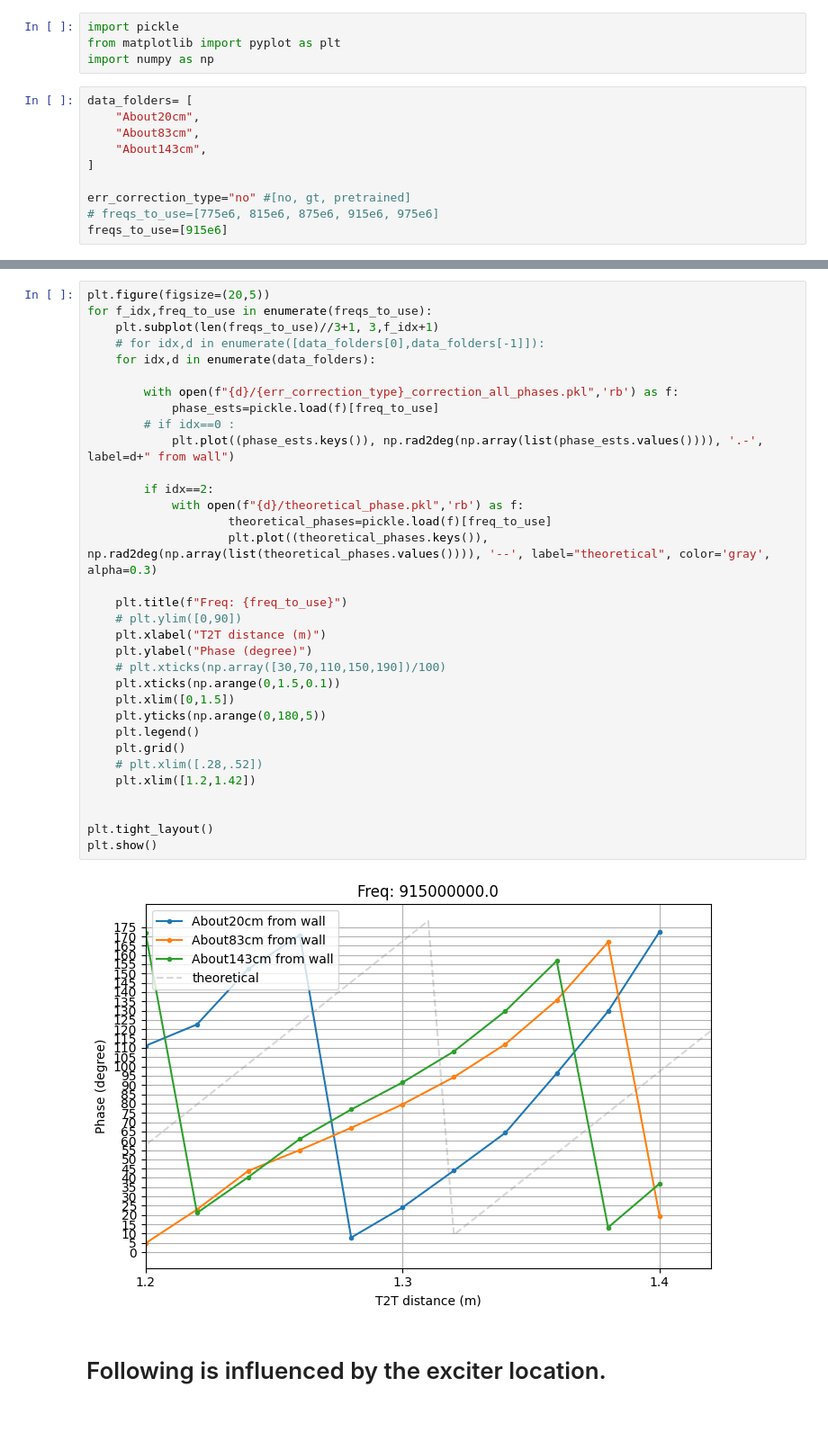
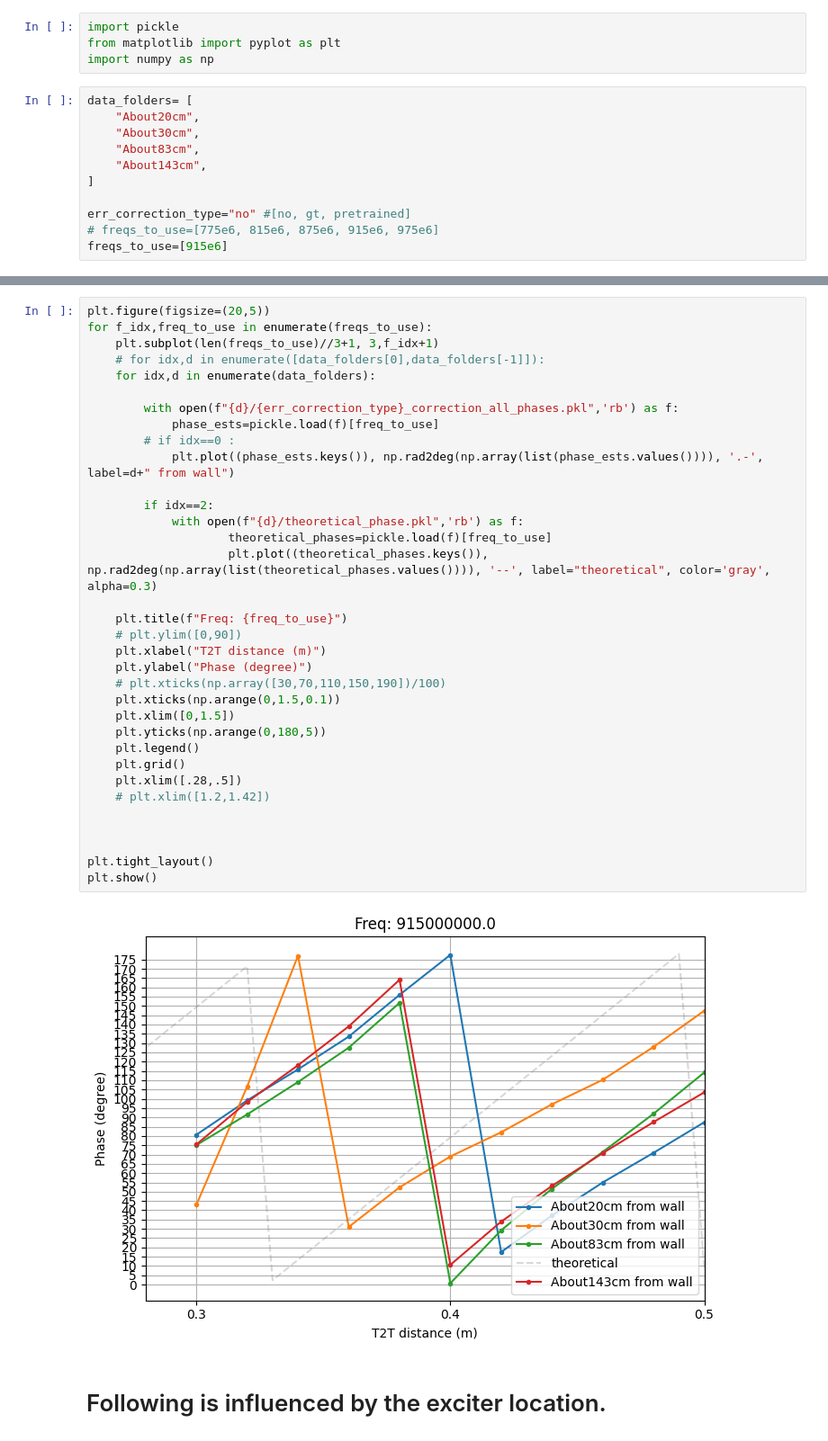
Before and after one commit to manavjeetsingh/RFImaging, a Jupyter notebook: OCS_bladerf/phase_err_comparison.ipynb, the cells around one changed output, grey strips where cells are left out. Shown: that part at 90% size. Saved outputs shown, nothing was run; the diff lists cells and outputs as text.

```diff
--- a/OCS_bladerf/phase_err_comparison.ipynb
+++ b/OCS_bladerf/phase_err_comparison.ipynb
@@ -5,6 +5,7 @@ import numpy as np
 # %%
 data_folders= [
     "About20cm",
+    "About30cm",
     "About83cm",
     "About143cm",
 ]
@@ -40,36 +41,37 @@ plt.figure(figsize=(20,5))
 for f_idx,freq_to_use in enumerate(freqs_to_use):
     plt.subplot(len(freqs_to_use)//3+1, 3,f_idx+1)
     # for idx,d in enumerate([data_folders[0],data_folders[-1]]):
     for idx,d in enumerate(data_folders):
 
         with open(f"{d}/{err_correction_type}_correction_all_phases.pkl",'rb') as f:
             phase_ests=pickle.load(f)[freq_to_use]
         # if idx==0 :
             plt.plot((phase_ests.keys()), np.rad2deg(np.array(list(phase_ests.values()))), '.-', label=d+" from wall")
 
         if idx==2:
             with open(f"{d}/theoretical_phase.pkl",'rb') as f:
                     theoretical_phases=pickle.load(f)[freq_to_use]
                     plt.plot((theoretical_phases.keys()), np.rad2deg(np.array(list(theoretical_phases.values()))), '--', label="theoretical", color='gray', alpha=0.3)
 
     plt.title(f"Freq: {freq_to_use}")
     # plt.ylim([0,90])
     plt.xlabel("T2T distance (m)")
     plt.ylabel("Phase (degree)")
     # plt.xticks(np.array([30,70,110,150,190])/100)
     plt.xticks(np.arange(0,1.5,0.1))
     plt.xlim([0,1.5])
     plt.yticks(np.arange(0,180,5))
     plt.legend()
     plt.grid()
-    # plt.xlim([.28,.52])
-    plt.xlim([1.2,1.42])
+    plt.xlim([.28,.5])
+    # plt.xlim([1.2,1.42])
+
 
 
 plt.tight_layout()
 plt.show()
 # %% [output]
-[figure, old version]
+[figure, new version]
 # %% [markdown]
 # Following is influenced by the exciter location.
 # %%
```
Also changed, not shown: parts of 1 cell of this notebook, 12 other files.
